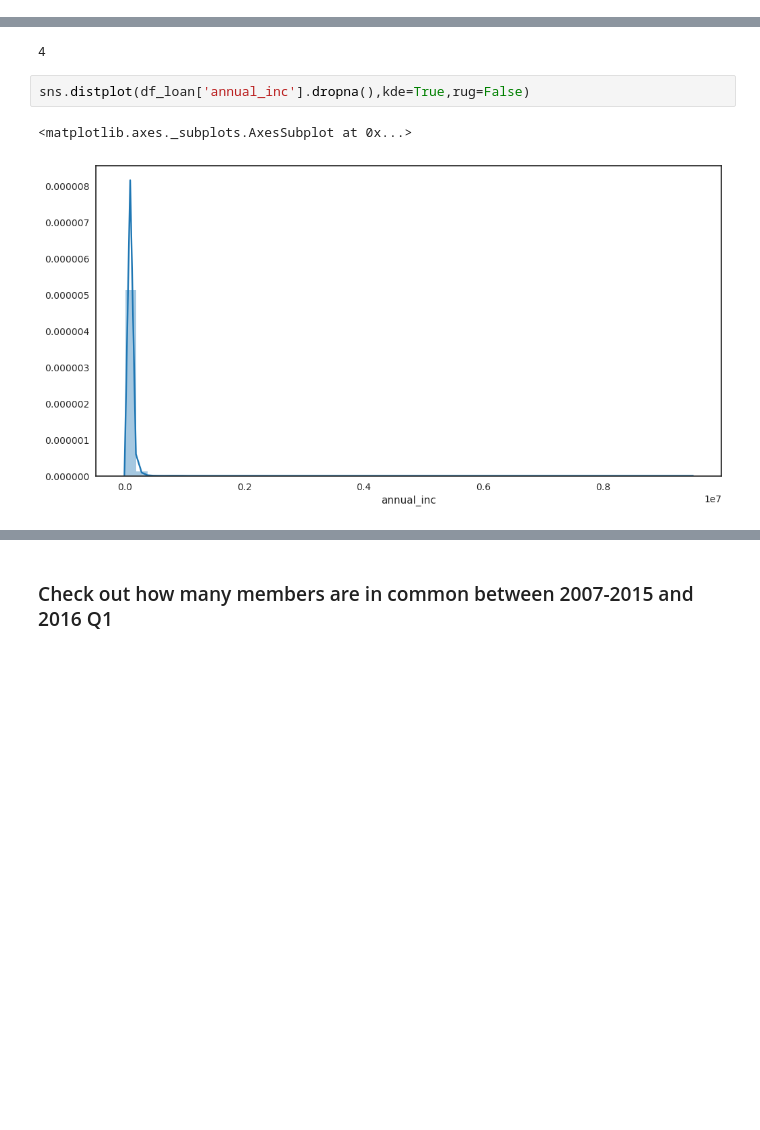
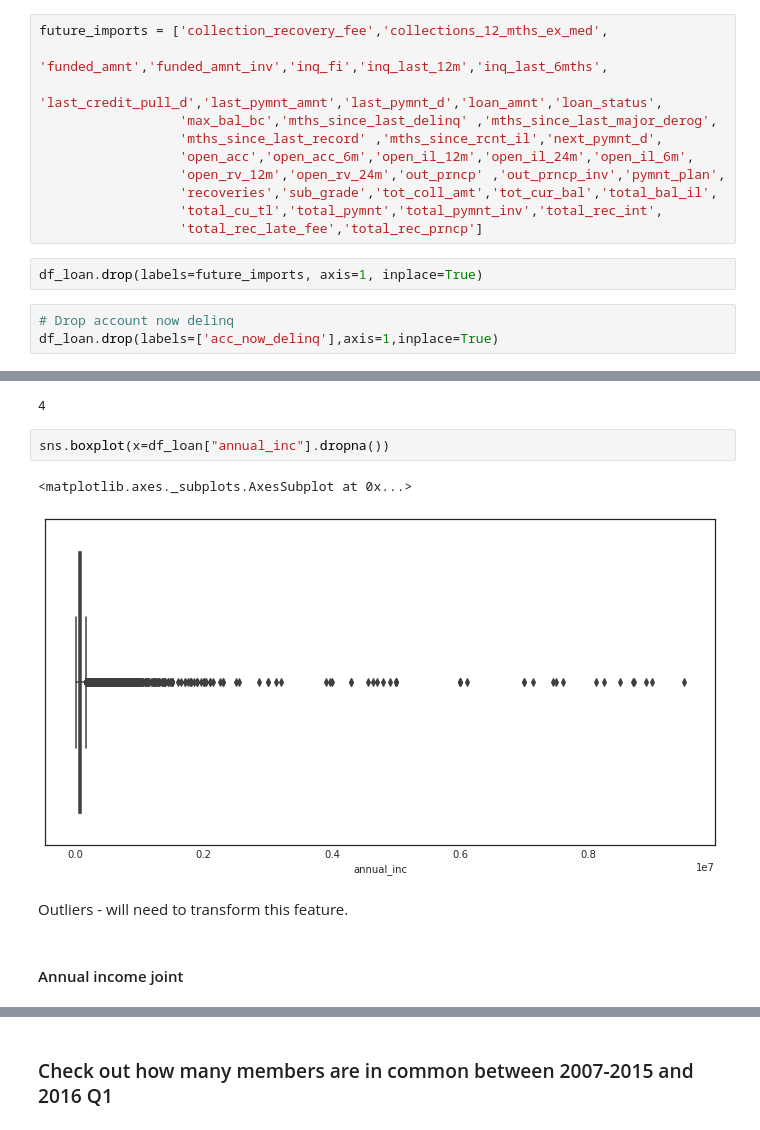
Before and after one commit to vijayshankarv/kaggle, a Jupyter notebook: lending-club/Lending-club-exploration.ipynb, the cells around one changed output, grey strips where cells are left out. Drawn from its saved outputs; the diff is of its cells as text; blank space fills up the shorter version.

```diff
--- a/lending-club/Lending-club-exploration.ipynb
+++ b/lending-club/Lending-club-exploration.ipynb
@@ -160,0 +276,16 @@ Most of the credit pulls are after the issue date - will have to drop this colum
+# %%
+future_imports = ['collection_recovery_fee','collections_12_mths_ex_med',
+                  'funded_amnt','funded_amnt_inv','inq_fi','inq_last_12m','inq_last_6mths',
+                  'last_credit_pull_d','last_pymnt_amnt','last_pymnt_d','loan_amnt','loan_status',
+                  'max_bal_bc','mths_since_last_delinq' ,'mths_since_last_major_derog',
+                  'mths_since_last_record' ,'mths_since_rcnt_il','next_pymnt_d',
+                  'open_acc','open_acc_6m','open_il_12m','open_il_24m','open_il_6m',
+                  'open_rv_12m','open_rv_24m','out_prncp' ,'out_prncp_inv','pymnt_plan',
+                  'recoveries','sub_grade','tot_coll_amt','tot_cur_bal','total_bal_il',
+                  'total_cu_tl','total_pymnt','total_pymnt_inv','total_rec_int',
+                  'total_rec_late_fee','total_rec_prncp']
+# %%
+df_loan.drop(labels=future_imports, axis=1, inplace=True)
+# %%
+# Drop account now delinq
+df_loan.drop(labels=['acc_now_delinq'],axis=1,inplace=True)
@@ -245,7 +406,11 @@ np.count_nonzero(df_loan['annual_inc'].isnull())
 # %% [output]
 4
 # %%
-sns.distplot(df_loan['annual_inc'].dropna(),kde=True,rug=False)
+sns.boxplot(x=df_loan["annual_inc"].dropna())
 # %% [output]
 <matplotlib.axes._subplots.AxesSubplot at 0x...>
-[figure, old version]
+[figure, new version]
+# %% [markdown]
+Outliers - will need to transform this feature.
+# %% [markdown]
+#### Annual income joint
```
Also changed, not shown: parts of 24 cells of this notebook.
